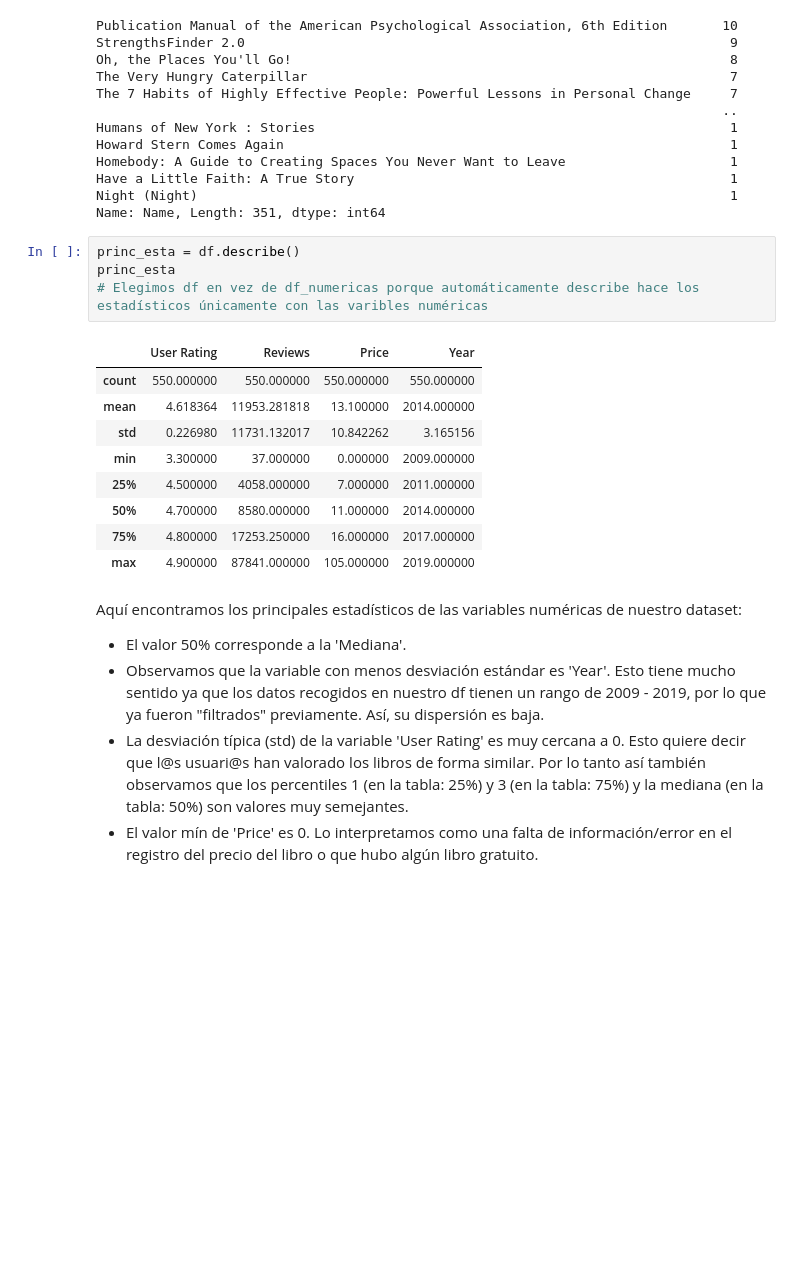
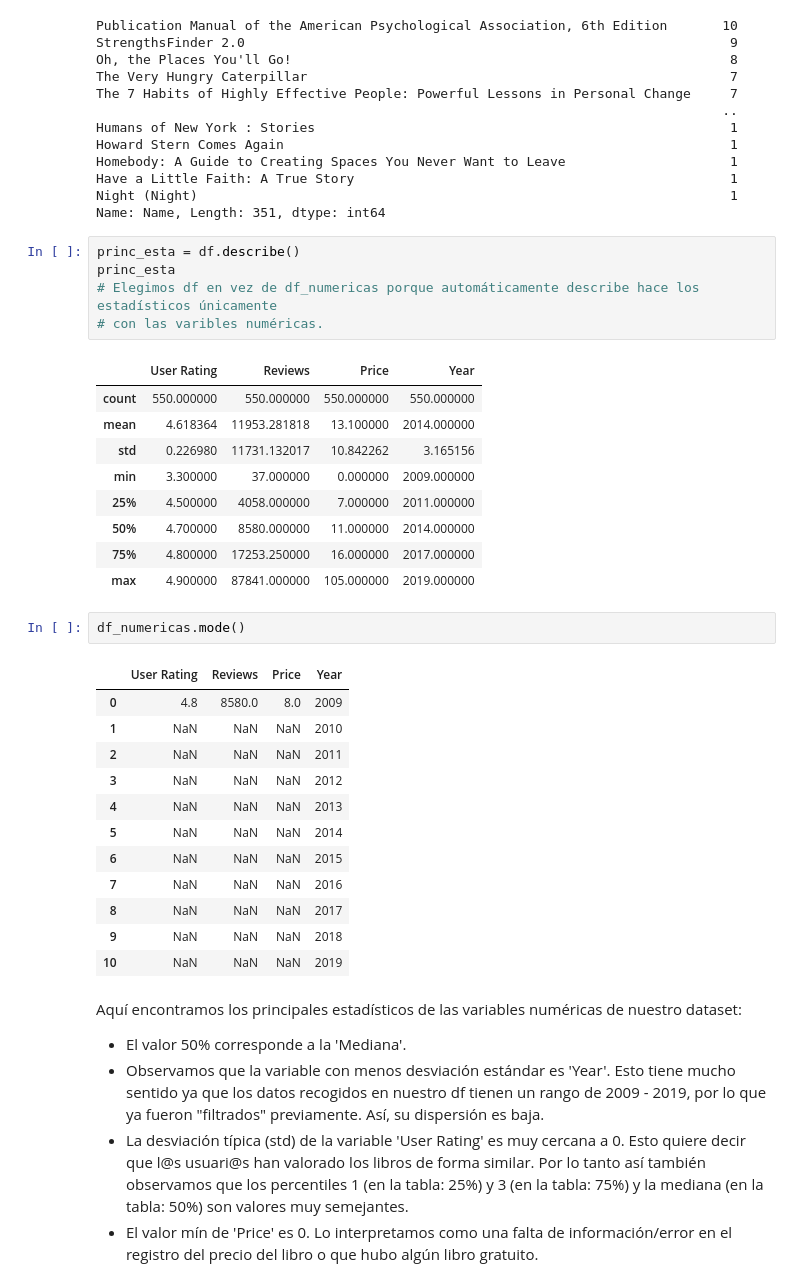
Before and after one commit to Adalab/DA-promo-A-module-2-pairprog-2-pair-3-Alicia-Laura, a Jupyter notebook: Estadistica/pair_estad_2.ipynb, the cells around one changed output. Drawn from its saved outputs; the diff is of its cells as text; blank space fills up the shorter version.

```diff
--- a/Estadistica/pair_estad_2.ipynb
+++ b/Estadistica/pair_estad_2.ipynb
@@ -52,7 +53,8 @@ Name: Name, Length: 351, dtype: int64
 # %%
 princ_esta = df.describe()
 princ_esta
-# Elegimos df en vez de df_numericas porque automáticamente describe hace los estadísticos únicamente con las varibles numéricas
+# Elegimos df en vez de df_numericas porque automáticamente describe hace los estadísticos únicamente
+# con las varibles numéricas.
 # %% [output]
 |  | User Rating | Reviews | Price | Year |
 | count | 550.000000 | 550.000000 | 550.000000 | 550.000000 |
@@ -63,6 +65,21 @@ princ_esta
 | 50% | 4.700000 | 8580.000000 | 11.000000 | 2014.000000 |
 | 75% | 4.800000 | 17253.250000 | 16.000000 | 2017.000000 |
 | max | 4.900000 | 87841.000000 | 105.000000 | 2019.000000 |
+# %%
+df_numericas.mode()
+# %% [output]
+|  | User Rating | Reviews | Price | Year |
+| 0 | 4.8 | 8580.0 | 8.0 | 2009 |
+| 1 | NaN | NaN | NaN | 2010 |
+| 2 | NaN | NaN | NaN | 2011 |
+| 3 | NaN | NaN | NaN | 2012 |
+| 4 | NaN | NaN | NaN | 2013 |
+| 5 | NaN | NaN | NaN | 2014 |
+| 6 | NaN | NaN | NaN | 2015 |
+| 7 | NaN | NaN | NaN | 2016 |
+| 8 | NaN | NaN | NaN | 2017 |
+| 9 | NaN | NaN | NaN | 2018 |
+| 10 | NaN | NaN | NaN | 2019 |
 # %% [markdown]
 Aquí encontramos los principales estadísticos de las variables numéricas de nuestro dataset:
 - El valor 50% corresponde a la 'Mediana'.
```
Also changed, not shown: parts of 8 cells of this notebook.
